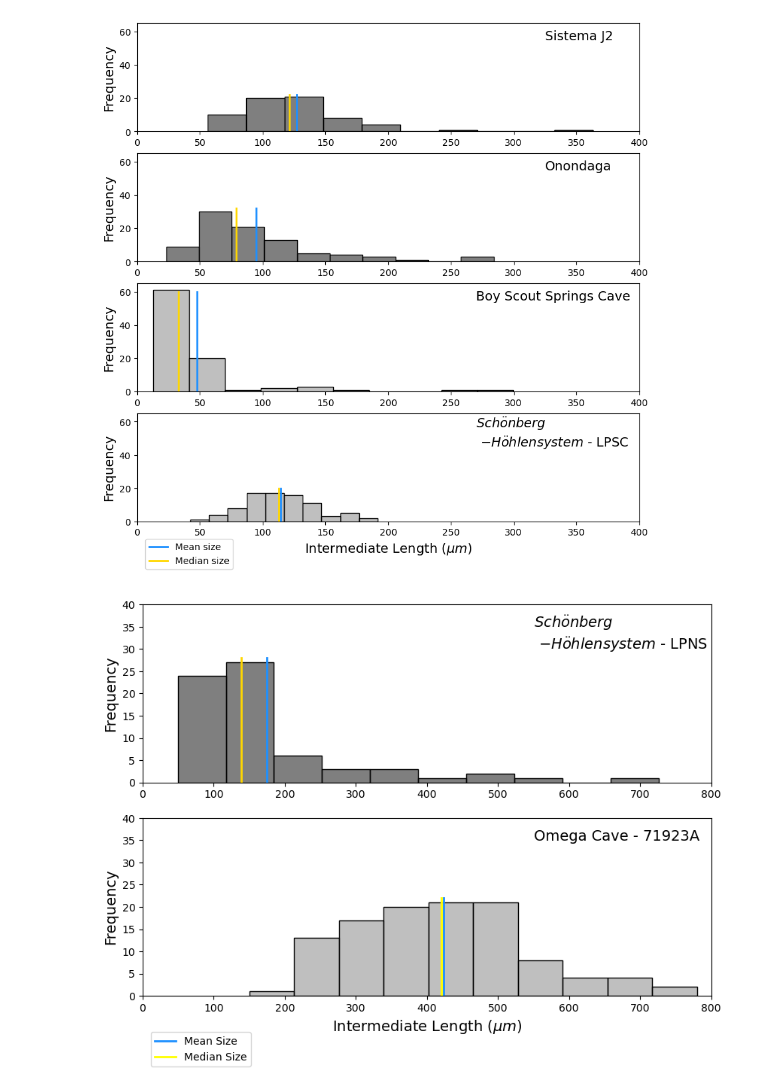
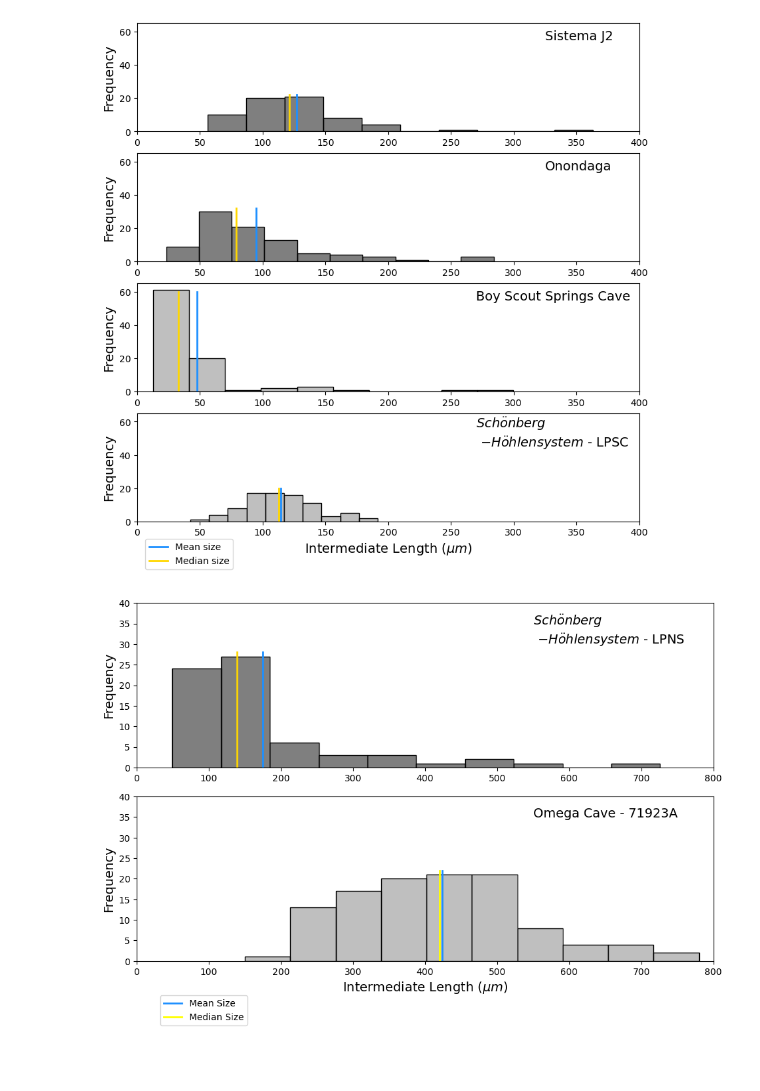
Before and after one commit to ethanoleson/Scallop_code, a Jupyter notebook: grain_size/grain_size.ipynb, the cells around one changed output. Drawn from its saved outputs; the diff is of its cells as text; code cells hidden in the pictures; blank space fills up the shorter version.

Commit message:
new figures

```diff
--- a/grain_size/grain_size.ipynb
+++ b/grain_size/grain_size.ipynb
@@ -311,30 +311,31 @@ plt.show()
 # %%
 fig, axes =plt.subplots(2,1, figsize =(9.75, 6.75))
 
 #SH - no scallops
 sns.histplot(lpns, x = lpns['Height (µm)'], bins = 10, color = 'black', alpha = 0.5, ax = axes[0])
 axes[0].plot([lpns_mean, lpns_mean], [0,28], linewidth = 2, color = 'dodgerblue', label = 'mean size')
 axes[0].plot([lpns_median, lpns_median], [0,28], linewidth = 2, color = 'gold', label = 'mean size')
 axes[0].set_ylabel('Frequency', fontsize = 14)
 axes[0].set_xlabel('')
 axes[0].set_ylim(0,40)
 axes[0].set_xlim(0,800)
 axes[0].text(550,30, '$ Sch \ddot{o} nberg$ \n $-H \ddot{o}hlensystem$ - LPNS', fontsize = 14)
 
 #Omega Limestone
 sns.histplot(Omega71923A, x = Omega71923A['Height (µm)'], bins = 10, color = 'gray', alpha = 0.5, ax = axes[1])
 axes[1].plot([Omega71923A_mean, Omega71923A_mean], [0,22], linewidth = 2, color = 'dodgerblue', label = 'Mean Size')
 axes[1].plot([Omega71923A_median, Omega71923A_median], [0,22], linewidth = 2, color = 'yellow', label = 'Median Size')
 axes[1].set_ylabel('Frequency', fontsize = 14)
 axes[1].set_xlabel('')
 axes[1].set_ylim(0,40)
 axes[1].set_xlim(0,800)
 axes[1].set_xlabel('Intermediate Length ($\mu m$)', fontsize = 14)
 axes[1].text(550,35, 'Omega Cave - 71923A', fontsize = 14)
 
 plt.legend(loc = 'right', bbox_to_anchor = (0.2, -0.3))
+plt.tight_layout()
 plt.savefig('allochem_sizes_plate_3.png', dpi =600)
 
 plt.show()
 # %% [output]
-[figure, old version]
+[figure, new version]
```
Also changed, not shown: 3 other files.
